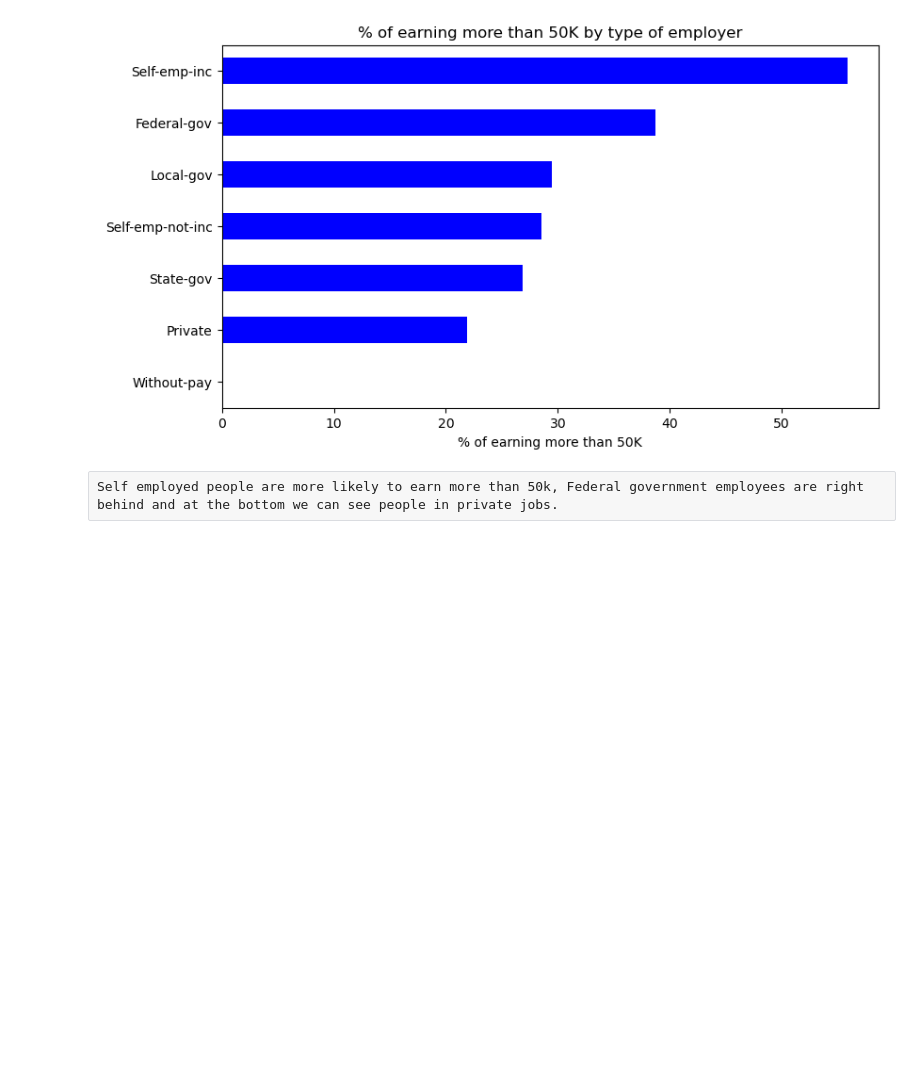
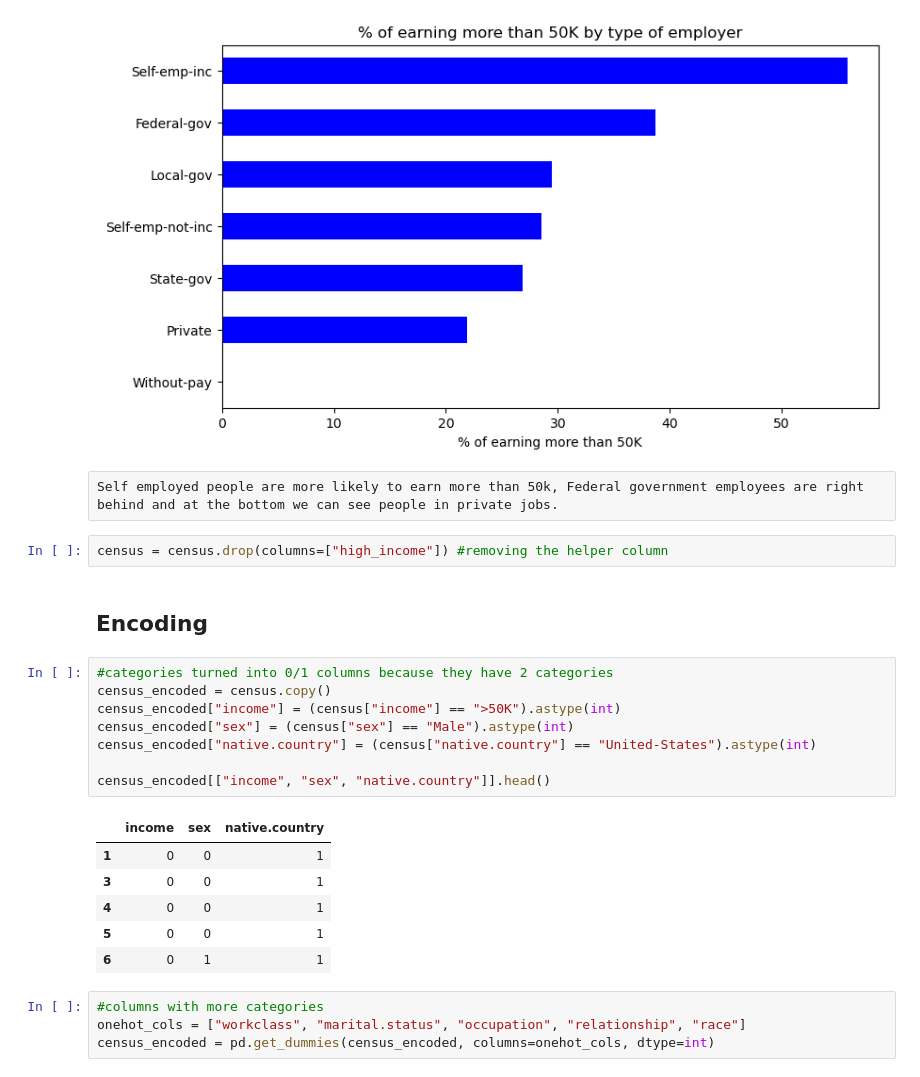
Before and after one commit to henr1quemorais/data-exploration-and-preparation-ca1, a Jupyter notebook: Adult Census Income.ipynb, the cells around one changed output. Cells and saved outputs as stored; diff of their text form; blank space fills up the shorter version.

Commit message:
encoding

```diff
--- a/Adult Census Income.ipynb
+++ b/Adult Census Income.ipynb
@@ -409,3 +409,26 @@ plt.show()
 [figure]
 # %% [raw]
 Self employed people are more likely to earn more than 50k, Federal government employees are right behind and at the bottom we can see people in private jobs.
+# %%
+census = census.drop(columns=["high_income"]) #removing the helper column
+# %% [markdown]
+## Encoding
+# %%
+#categories turned into 0/1 columns because they have 2 categories
+census_encoded = census.copy()
+census_encoded["income"] = (census["income"] == ">50K").astype(int)
+census_encoded["sex"] = (census["sex"] == "Male").astype(int)
+census_encoded["native.country"] = (census["native.country"] == "United-States").astype(int)
+
+census_encoded[["income", "sex", "native.country"]].head()
+# %% [output]
+|  | income | sex | native.country |
+| 1 | 0 | 0 | 1 |
+| 3 | 0 | 0 | 1 |
+| 4 | 0 | 0 | 1 |
+| 5 | 0 | 0 | 1 |
+| 6 | 0 | 1 | 1 |
+# %%
+#columns with more categories
+onehot_cols = ["workclass", "marital.status", "occupation", "relationship", "race"]
+census_encoded = pd.get_dummies(census_encoded, columns=onehot_cols, dtype=int)
```
Also changed, not shown: parts of 1 cell of this notebook.
